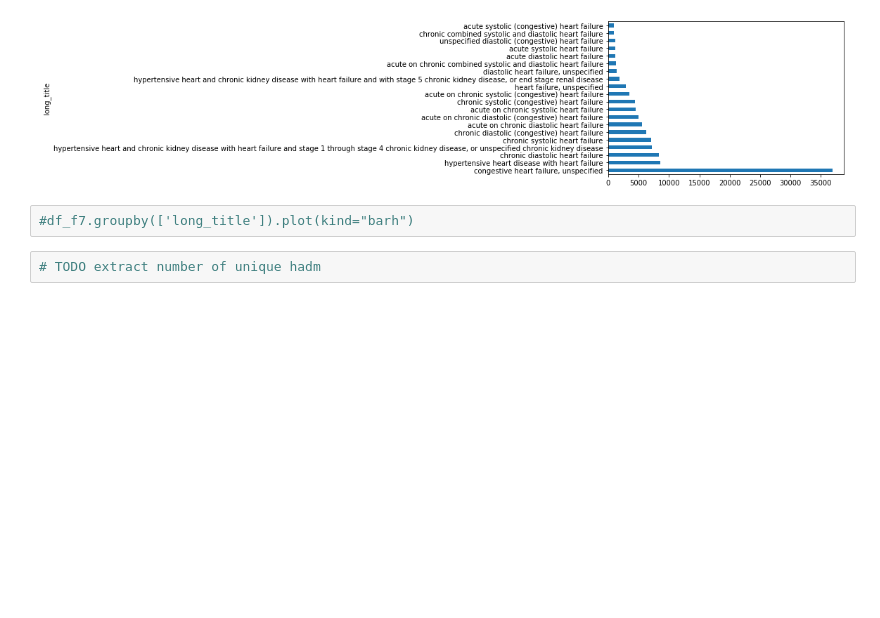
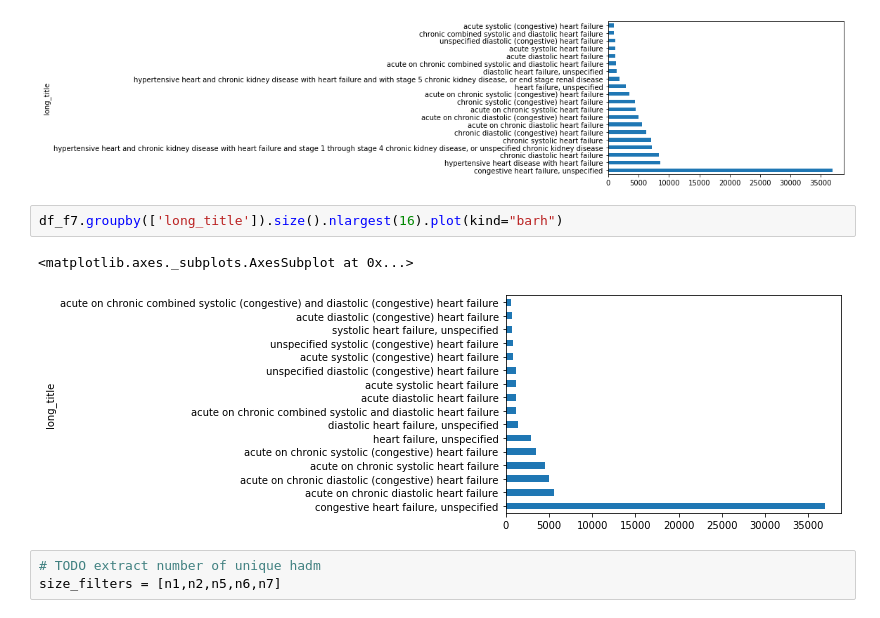
Before and after one commit to RayRuizhiLiao/ml4h_chf_readmissions, a Jupyter notebook: phase1_teamA/cohort_icd.ipynb, the cells around one changed output. Drawn from its saved outputs; the diff is of its cells as text; blank space fills up the shorter version.

Commit message:
Update cohort_icd.ipynb
add plots basic

```diff
--- a/phase1_teamA/cohort_icd.ipynb
+++ b/phase1_teamA/cohort_icd.ipynb
@@ -193,6 +215,10 @@ df_f1.groupby(['long_title']).size().nlargest(20).plot(kind="barh")
 <matplotlib.axes._subplots.AxesSubplot at 0x...>
 [figure]
 # %%
-#df_f7.groupby(['long_title']).plot(kind="barh")
+df_f7.groupby(['long_title']).size().nlargest(16).plot(kind="barh")
+# %% [output]
+<matplotlib.axes._subplots.AxesSubplot at 0x...>
+[figure, added]
 # %%
 # TODO extract number of unique hadm
+size_filters = [n1,n2,n5,n6,n7]
```
Also changed, not shown: parts of 3 cells of this notebook.
